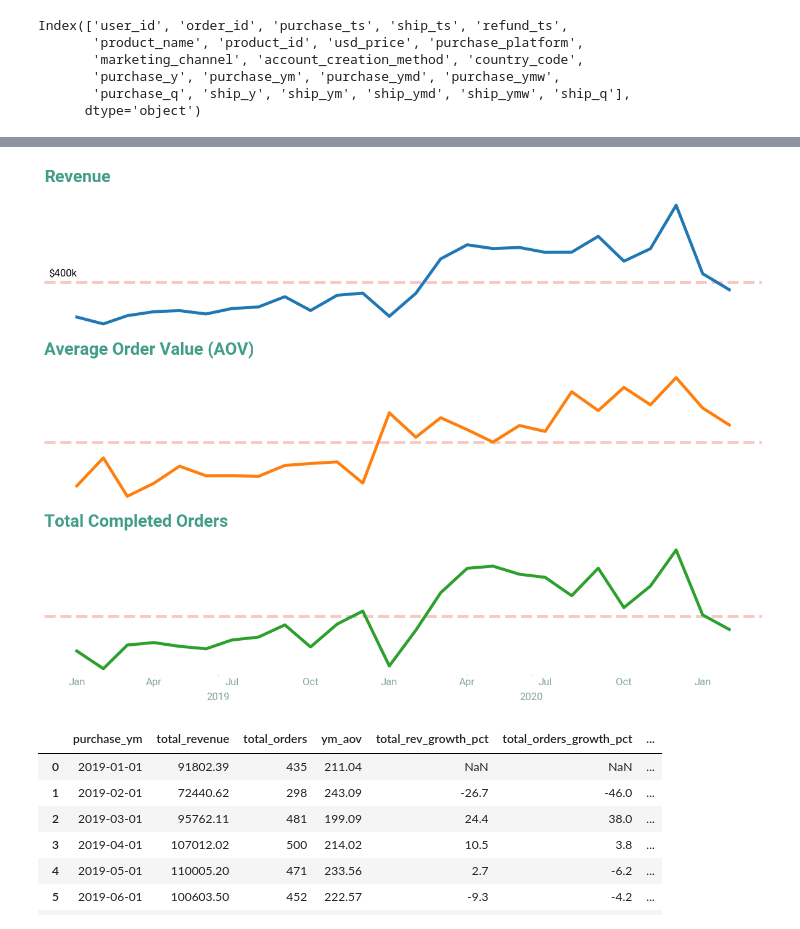
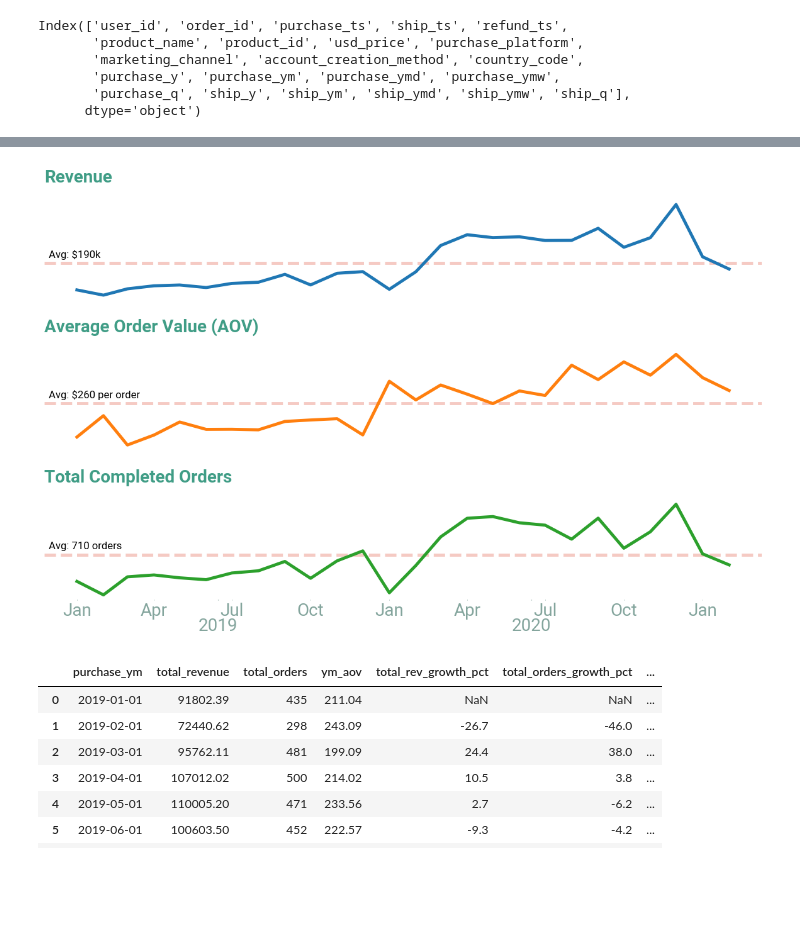
Before and after one commit to mjsluminarias/gamezone-ecommerce, a Jupyter notebook: code_queries/sales.ipynb, the cells around one changed output, grey strips where cells are left out. Drawn from its saved outputs; the diff is of its cells as text; code cells hidden in the pictures; blank space fills up the shorter version.

```diff
--- a/code_queries/sales.ipynb
+++ b/code_queries/sales.ipynb
@@ -7,7 +7,7 @@ import matplotlib.dates as mdates
 from datetime import datetime
 # %%
 plt.rcParams['font.sans-serif'] = 'Roboto'
-plt.rcParams['font.size'] = 12
+plt.rcParams['font.size'] = 20
 plt.rcParams['font.style'] = 'normal'
 plt.rcParams['font.weight'] = 'normal'
 plt.rcParams["lines.linewidth"] = 3.0
@@ -135,6 +159,6 @@ plt.show()
 # %%
 # Create 3 stacked subplots sharing the x-axis
-fig, ax = plt.subplots(nrows=3, ncols=1, sharex=True, figsize=(12, 9))
+fig, ax = plt.subplots(nrows=3, ncols=1, sharex=True, figsize=(12, 8))
 
 # Plot data on each axis
 # ax[0].axhline(y=rev_data_ym["total_revenue"].mean(), color='red', linestyle='--', linewidth=1)
@@ -153,7 +177,7 @@ ax[0].set_title(
     pad=20
 )
 
-ax[0].annotate("$400k", xy=(0, rev_data_ym["total_revenue"].mean()),
+ax[0].annotate(f"Avg: ${int(round(rev_data_ym["total_revenue"].mean()/1000, -1))}k", xy=(0, rev_data_ym["total_revenue"].mean()),
     xycoords=("axes fraction", "data"),  # x: 0-1 across the axes, y: data value
     xytext=(5, 4),                       # 5 pts right, 4 pts above the line
     textcoords="offset points", ha="left", va="bottom",
@@ -187,8 +211,13 @@ ax[1].set_title("Average Order Value (AOV)",
     fontsize=20, fontweight="bold",
     loc="left", color = "#409d86", pad=20)
 
+ax[1].annotate(f"Avg: ${int(round(rev_data_ym["ym_aov"].mean(), -1))} per order", xy=(0, rev_data_ym["ym_aov"].mean()),
+    xycoords=("axes fraction", "data"),  # x: 0-1 across the axes, y: data value
+    xytext=(5, 4),                       # 5 pts right, 4 pts above the line
+    textcoords="offset points", ha="left", va="bottom",
+    fontsize=12,)
 
-# ax[2].axhline(y=rev_data_ym["total_orders"].mean(), color='red', linestyle='--', linewidth=1)
+
 ax[2].plot(rev_data_ym["purchase_ym"], rev_data_ym["total_orders"], color='tab:green', linewidth=3.5)
 ax[2].axhline(y=rev_data_ym["total_orders"].mean(), color="#f5cac3",
     linestyle='--', linewidth=3.5, zorder=0)
@@ -209,36 +238,43 @@ ax[2].set_title(
     color = "#409d86",
     pad=20
 )
+
+
+ax[2].annotate(f"Avg: {int(round(rev_data_ym["total_orders"].mean(), -1))} orders", xy=(0, rev_data_ym["total_orders"].mean()),
+    xycoords=("axes fraction", "data"),  # x: 0-1 across the axes, y: data value
+    xytext=(5, 4),                       # 5 pts right, 4 pts above the line
+    textcoords="offset points", ha="left", va="bottom",
+    fontsize=12,)
 
 # Set the x-label on the bottom plot only
 # ax[2].set_xlabel('X Axis')
 
 
 #####
 ax[2].xaxis.set_minor_locator(mdates.MonthLocator(bymonth=[1, 4, 7, 10]))
 ax[2].xaxis.set_minor_formatter(mdates.DateFormatter("%b"))
 
 # years (major ticks), placed mid-year so they don't collide with Jan/Jul
 ax[2].xaxis.set_major_locator(mdates.YearLocator(month=6, day=15))
 ax[2].xaxis.set_major_formatter(mdates.DateFormatter("%Y"))
 
 #params for years
 ax[2].tick_params(axis="x", which="major", pad=20, length=1,
     colors= "#84a59d")
 # params for months
 ax[2].tick_params(axis="x", which="minor", pad=3, length=1,
     colors= "#84a59d")
 
 
 
 fig.subplots_adjust(hspace=0)
 # Adjust layout to prevent clipping
 plt.tight_layout()
 
-plt.savefig("../figures/sales/sales.png", transparent=True, dpi=300)
+plt.savefig("../figures/sales/sales.png", transparent=False, dpi=300)
 plt.show()
 # %% [output]
-[figure, old version]
+[figure, new version]
 # %%
 rev_data_ym["total_rev_growth_pct"] = (100.0 * (rev_data_ym["total_revenue"] - rev_data_ym["total_revenue"].shift(1))/rev_data_ym["total_revenue"]).round(1)
 rev_data_ym["total_orders_growth_pct"] = (100.0 * (rev_data_ym["total_orders"] - rev_data_ym["total_orders"].shift(1))/rev_data_ym["total_orders"]).round(1)
```
Also changed, not shown: parts of 8 cells of this notebook, 7 other files.
